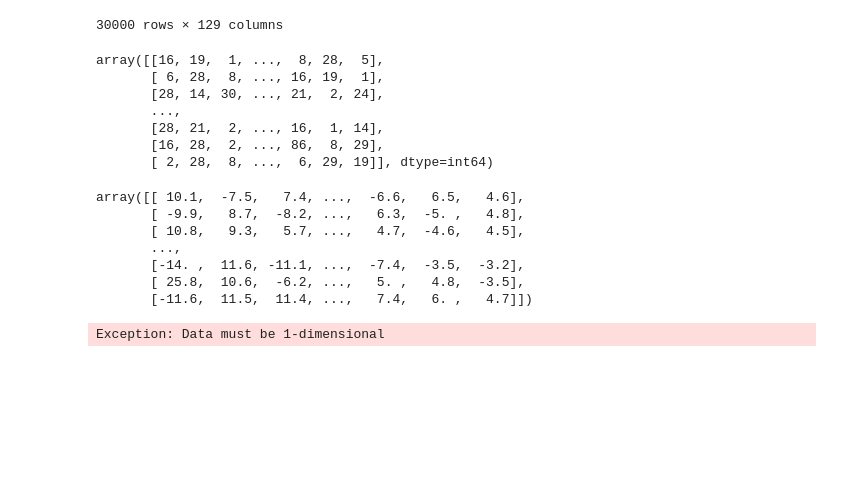
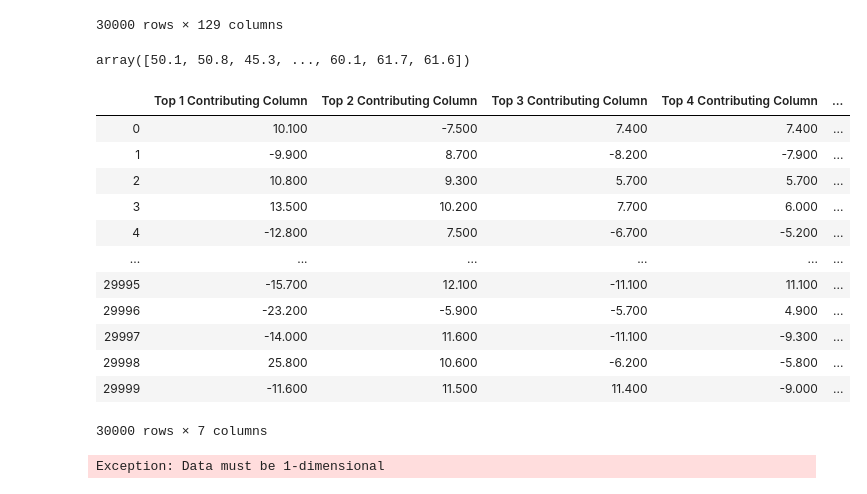
Before and after one commit to schilloji/iim_apds_churn_prjct, a Jupyter notebook: model_build.ipynb, the cells around one changed output. Cells and saved outputs as stored; diff of their text form; code cells hidden in the pictures; blank space fills up the shorter version.

```diff
--- a/model_build.ipynb
+++ b/model_build.ipynb
@@ -667,25 +667,26 @@ df = df[df.columns.drop(['abs_sum'])]
 arr = df.to_numpy()
 nlargest = 7
 order = np.argsort(-np.abs(arr), axis=1)[:, :nlargest]
-order
+a = arr[np.arange(arr.shape[0])[:, None], order]
+b = np.abs(a).sum(axis=1)
 # %% [output]
-array([[16, 19,  1, ...,  8, 28,  5],
-       [ 6, 28,  8, ..., 16, 19,  1],
-       [28, 14, 30, ..., 21,  2, 24],
-       ...,
-       [28, 21,  2, ..., 16,  1, 14],
-       [16, 28,  2, ..., 86,  8, 29],
-       [ 2, 28,  8, ...,  6, 29, 19]], dtype=int64)
+array([50.1, 50.8, 45.3, ..., 60.1, 61.7, 61.6])
-# %%
-arr[np.arange(arr.shape[0])[:, None], order]
-# %% [output]
-array([[ 10.1,  -7.5,   7.4, ...,  -6.6,   6.5,   4.6],
-       [ -9.9,   8.7,  -8.2, ...,   6.3,  -5. ,   4.8],
-       [ 10.8,   9.3,   5.7, ...,   4.7,  -4.6,   4.5],
-       ...,
-       [-14. ,  11.6, -11.1, ...,  -7.4,  -3.5,  -3.2],
-       [ 25.8,  10.6,  -6.2, ...,   5. ,   4.8,  -3.5],
-       [-11.6,  11.5,  11.4, ...,   7.4,   6. ,   4.7]])
+# %%
+pd.DataFrame(a,columns=['Top {} Contributing Column'.format(i) for i in range(1, nlargest+1)])
+# %% [output]
+|  | Top 1 Contributing Column | Top 2 Contributing Column | Top 3 Contributing Column | Top 4 Contributing Column | ... |
+| 0 | 10.100 | -7.500 | 7.400 | 7.400 | ... |
+| 1 | -9.900 | 8.700 | -8.200 | -7.900 | ... |
+| 2 | 10.800 | 9.300 | 5.700 | 5.700 | ... |
+| 3 | 13.500 | 10.200 | 7.700 | 6.000 | ... |
+| 4 | -12.800 | 7.500 | -6.700 | -5.200 | ... |
+| ... | ... | ... | ... | ... | ... |
+| 29995 | -15.700 | 12.100 | -11.100 | 11.100 | ... |
+| 29996 | -23.200 | -5.900 | -5.700 | 4.900 | ... |
+| 29997 | -14.000 | 11.600 | -11.100 | -9.300 | ... |
+| 29998 | 25.800 | 10.600 | -6.200 | -5.800 | ... |
+| 29999 | -11.600 | 11.500 | 11.400 | -9.000 | ... |
+30000 rows × 7 columns
 # %%
 df = df[df.columns.drop(['abs_sum'])]
 nlargest = 7
```
